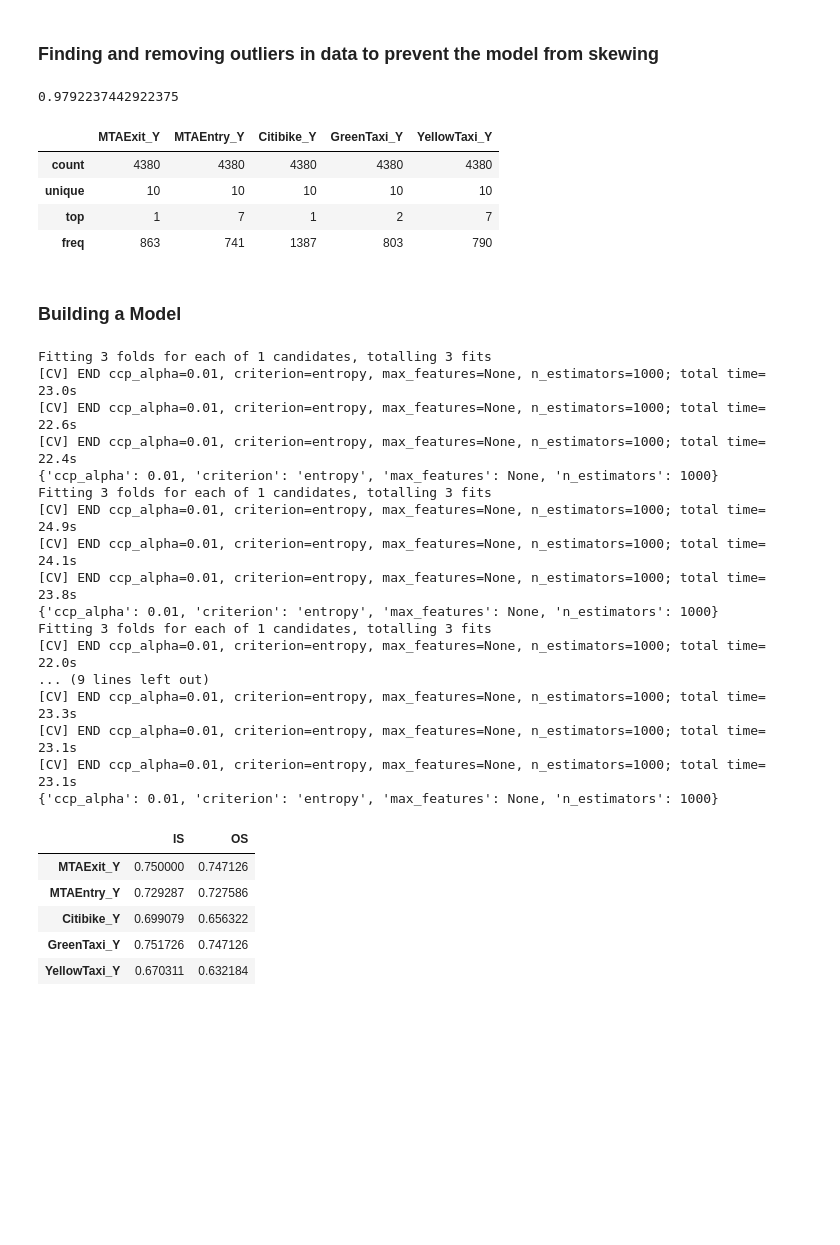
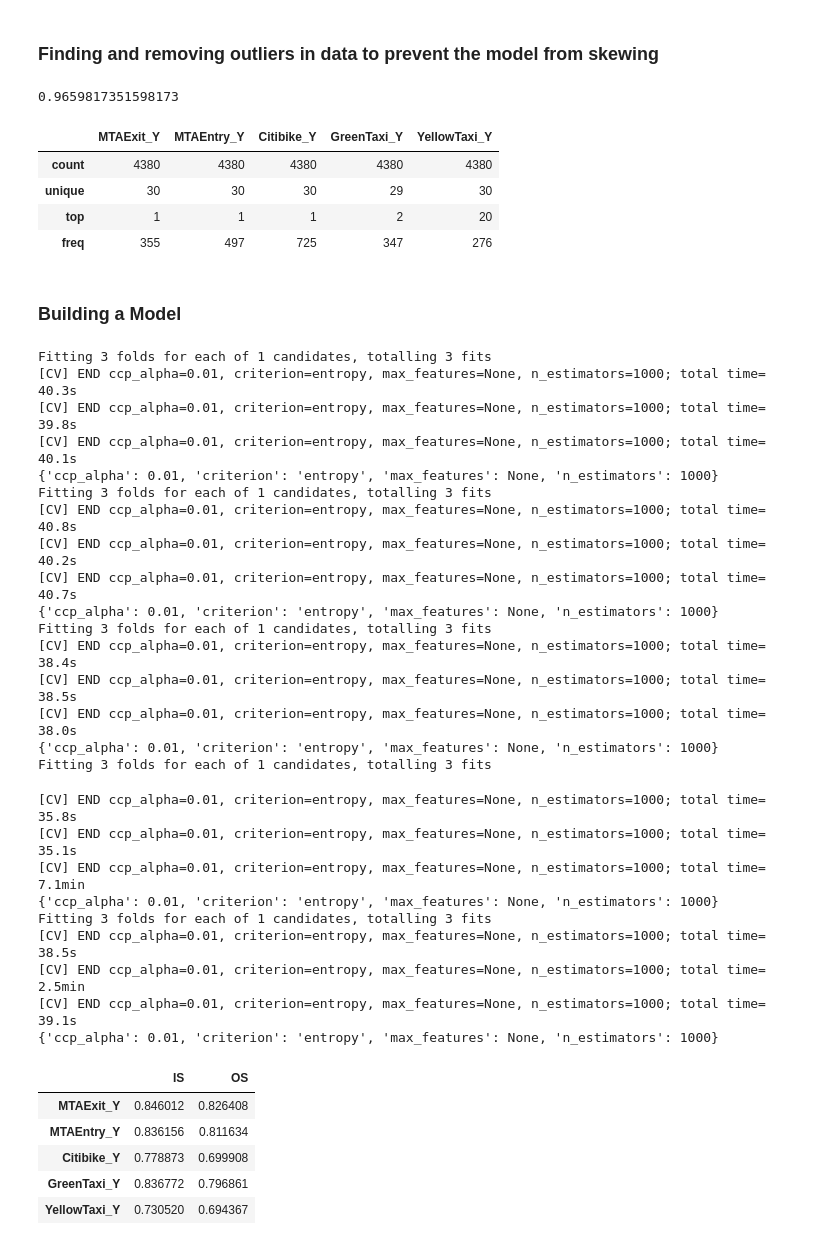
Before and after one commit to sharvari4/MLC-Project, a Jupyter notebook: ML Models- Classification Based.ipynb, the cells around one changed output. Drawn from its saved outputs; the diff is of its cells as text; code cells hidden in the pictures; blank space fills up the shorter version.

```diff
--- a/ML Models- Classification Based.ipynb
+++ b/ML Models- Classification Based.ipynb
@@ -103,7 +103,7 @@ Y.describe()
 # %%
 list_ = []
 for i in Y.columns:
-    list_.append(pd.cut(Y[i],10,labels=range(1,11)))
+    list_.append(pd.cut(Y[i],30,labels=range(1,31)))
 Y = pd.concat(list_,axis=1)
 Y.head()
 # %% [output]
@@ -144,16 +144,16 @@ Index(['index', 'temp', 'feelslike', 'dew', 'humidity', 'precip', 'precipprob',
 # %% [markdown]
 ### Creating a metric to evaluate the model
 # %%
-def evaluatemodel(y_pred,y_test,error=1):
+def evaluatemodel(y_pred,y_test,error=10):
     y_test = np.array(y_test).ravel()
-    minimum = y_test-error
-    maximum = y_test+error
+    minimum = y_test-(error)
+    maximum = y_test+(error)
     temp = (y_pred<=maximum) & (y_pred>=minimum)
     return temp.sum()/len(y_test)
 # %% [markdown]
 ### Finding and removing outliers in data to prevent the model from skewing
 # %%
-def removedensityoutliers(X_encoded,Y,factor=500):
+def removedensityoutliers(X_encoded,Y,factor=300):
     n = len(Y)//factor
     temp = Y.copy()
     anom = LocalOutlierFactor(n_neighbors=n, novelty=False)
@@ -165,12 +165,12 @@ X_Processed,Y_Processed = removedensityoutliers(X_encoded,Y)
 # %%
 X_Processed.shape[0]/X_encoded.shape[0]
 # %% [output]
-0.9792237442922375
+0.9659817351598173
 # %%
 Y.describe()
 # %% [output]
 |  | MTAExit_Y | MTAEntry_Y | Citibike_Y | GreenTaxi_Y | YellowTaxi_Y |
 | count | 4380 | 4380 | 4380 | 4380 | 4380 |
-| unique | 10 | 10 | 10 | 10 | 10 |
-| top | 1 | 7 | 1 | 2 | 7 |
-| freq | 863 | 741 | 1387 | 803 | 790 |
+| unique | 30 | 30 | 30 | 29 | 30 |
+| top | 1 | 1 | 1 | 2 | 20 |
+| freq | 355 | 497 | 725 | 347 | 276 |
@@ -192,7 +197,7 @@ def Model(Outlier_Factor = 150,error = 1):
     sgd=SGDRegressor()
 
 
-    param_grid_dtc = {'random_state':[123],'max_depth':[None],'splitter':['best'],'criterion':['gini', 'entropy'],'max_features':['auto','sqrt','log2',None],'ccp_alpha':[1e-2,1e-1,1]}
+    param_grid_dtc = {'random_state':[123],'max_depth':[None],'splitter':['best'],'criterion':['gini', 'entropy'],'max_features':['auto','sqrt','log2',None],'ccp_alpha':[1e-2,1e-3]}
     dtc=DecisionTreeClassifier()
 
 
@@ -210,7 +215,7 @@ def Model(Outlier_Factor = 150,error = 1):
     for k in Y.columns:
         X_Processed,Y_Processed = removedensityoutliers(X_encoded,Y,Outlier_Factor)
         Y_array = np.array(Y_Processed[k])
-        X_train, X_test, y_train, y_test = train_test_split(X_Processed,Y_array, test_size=0.2, random_state=123)
+        X_train, X_test, y_train, y_test = train_test_split(X_Processed,Y_array, test_size=0.25, random_state=123)
 
         #finding the best correlators from training data
         Xs = X_train.columns
@@ -251,28 +256,36 @@ def Model(Outlier_Factor = 150,error = 1):
     result['OS'] = OS
     return result
 # %%
-Model(Outlier_Factor = 150,error = 0)
+Model(Outlier_Factor = 250,error = 1)
 # %% [output]
 Fitting 3 folds for each of 1 candidates, totalling 3 fits
-[CV] END ccp_alpha=0.01, criterion=entropy, max_features=None, n_estimators=1000; total time=  23.0s
-[CV] END ccp_alpha=0.01, criterion=entropy, max_features=None, n_estimators=1000; total time=  22.6s
-[CV] END ccp_alpha=0.01, criterion=entropy, max_features=None, n_estimators=1000; total time=  22.4s
+[CV] END ccp_alpha=0.01, criterion=entropy, max_features=None, n_estimators=1000; total time=  40.3s
+[CV] END ccp_alpha=0.01, criterion=entropy, max_features=None, n_estimators=1000; total time=  39.8s
+[CV] END ccp_alpha=0.01, criterion=entropy, max_features=None, n_estimators=1000; total time=  40.1s
 {'ccp_alpha': 0.01, 'criterion': 'entropy', 'max_features': None, 'n_estimators': 1000}
 Fitting 3 folds for each of 1 candidates, totalling 3 fits
-[CV] END ccp_alpha=0.01, criterion=entropy, max_features=None, n_estimators=1000; total time=  24.9s
-[CV] END ccp_alpha=0.01, criterion=entropy, max_features=None, n_estimators=1000; total time=  24.1s
-[CV] END ccp_alpha=0.01, criterion=entropy, max_features=None, n_estimators=1000; total time=  23.8s
+[CV] END ccp_alpha=0.01, criterion=entropy, max_features=None, n_estimators=1000; total time=  40.8s
+[CV] END ccp_alpha=0.01, criterion=entropy, max_features=None, n_estimators=1000; total time=  40.2s
+[CV] END ccp_alpha=0.01, criterion=entropy, max_features=None, n_estimators=1000; total time=  40.7s
 {'ccp_alpha': 0.01, 'criterion': 'entropy', 'max_features': None, 'n_estimators': 1000}
 Fitting 3 folds for each of 1 candidates, totalling 3 fits
-[CV] END ccp_alpha=0.01, criterion=entropy, max_features=None, n_estimators=1000; total time=  22.0s
-... (9 lines left out)
-[CV] END ccp_alpha=0.01, criterion=entropy, max_features=None, n_estimators=1000; total time=  23.3s
-[CV] END ccp_alpha=0.01, criterion=entropy, max_features=None, n_estimators=1000; total time=  23.1s
-[CV] END ccp_alpha=0.01, criterion=entropy, max_features=None, n_estimators=1000; total time=  23.1s
+[CV] END ccp_alpha=0.01, criterion=entropy, max_features=None, n_estimators=1000; total time=  38.4s
+[CV] END ccp_alpha=0.01, criterion=entropy, max_features=None, n_estimators=1000; total time=  38.5s
+[CV] END ccp_alpha=0.01, criterion=entropy, max_features=None, n_estimators=1000; total time=  38.0s
 {'ccp_alpha': 0.01, 'criterion': 'entropy', 'max_features': None, 'n_estimators': 1000}
+Fitting 3 folds for each of 1 candidates, totalling 3 fits
+[CV] END ccp_alpha=0.01, criterion=entropy, max_features=None, n_estimators=1000; total time=  35.8s
+[CV] END ccp_alpha=0.01, criterion=entropy, max_features=None, n_estimators=1000; total time=  35.1s
+[CV] END ccp_alpha=0.01, criterion=entropy, max_features=None, n_estimators=1000; total time= 7.1min
+{'ccp_alpha': 0.01, 'criterion': 'entropy', 'max_features': None, 'n_estimators': 1000}
+Fitting 3 folds for each of 1 candidates, totalling 3 fits
+[CV] END ccp_alpha=0.01, criterion=entropy, max_features=None, n_estimators=1000; total time=  38.5s
+[CV] END ccp_alpha=0.01, criterion=entropy, max_features=None, n_estimators=1000; total time= 2.5min
+[CV] END ccp_alpha=0.01, criterion=entropy, max_features=None, n_estimators=1000; total time=  39.1s
+{'ccp_alpha': 0.01, 'criterion': 'entropy', 'max_features': None, 'n_estimators': 1000}
 |  | IS | OS |
-| MTAExit_Y | 0.750000 | 0.747126 |
-| MTAEntry_Y | 0.729287 | 0.727586 |
-| Citibike_Y | 0.699079 | 0.656322 |
-| GreenTaxi_Y | 0.751726 | 0.747126 |
-| YellowTaxi_Y | 0.670311 | 0.632184 |
+| MTAExit_Y | 0.846012 | 0.826408 |
+| MTAEntry_Y | 0.836156 | 0.811634 |
+| Citibike_Y | 0.778873 | 0.699908 |
+| GreenTaxi_Y | 0.836772 | 0.796861 |
+| YellowTaxi_Y | 0.730520 | 0.694367 |
```
Also changed, not shown: parts of 5 cells of this notebook.
